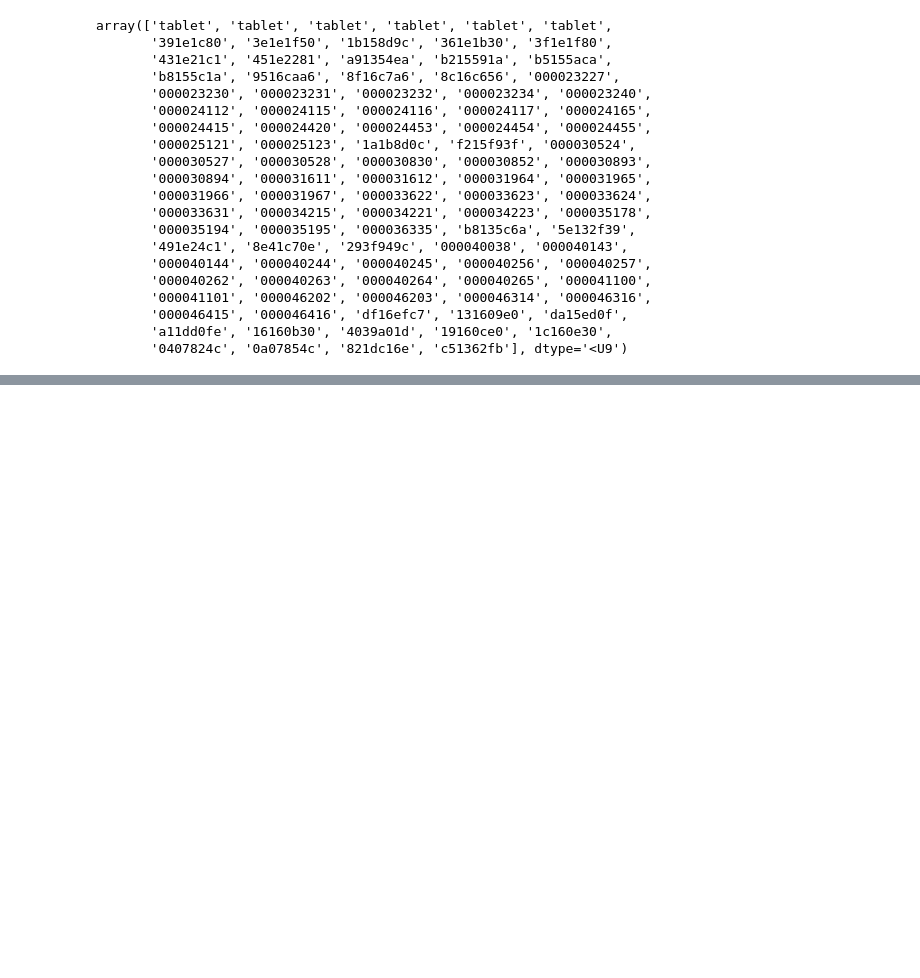
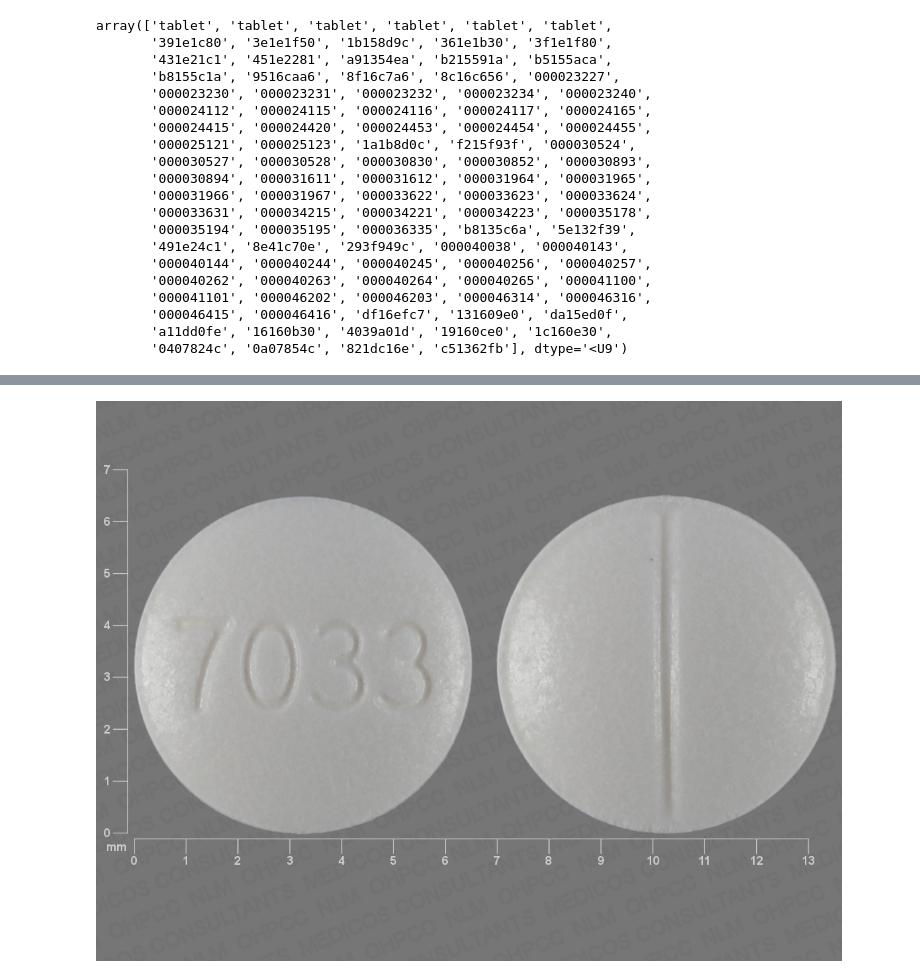
Before and after one commit to chbigbrother/Pillbox, a Jupyter notebook: Pillbox.ipynb, the cells around one changed output, grey strips where cells are left out. Cells and saved outputs as stored; diff of their text form; code cells hidden in the pictures; blank space fills up the shorter version.

```diff
--- a/Pillbox.ipynb
+++ b/Pillbox.ipynb
@@ -119,0 +155,4 @@ array(['tablet', 'tablet', 'tablet', 'tablet', 'tablet', 'tablet',
+# %%
+Image.fromarray(img_array)
+# %% [output]
+[figure, added]
```
Also changed, not shown: parts of 7 cells of this notebook.
